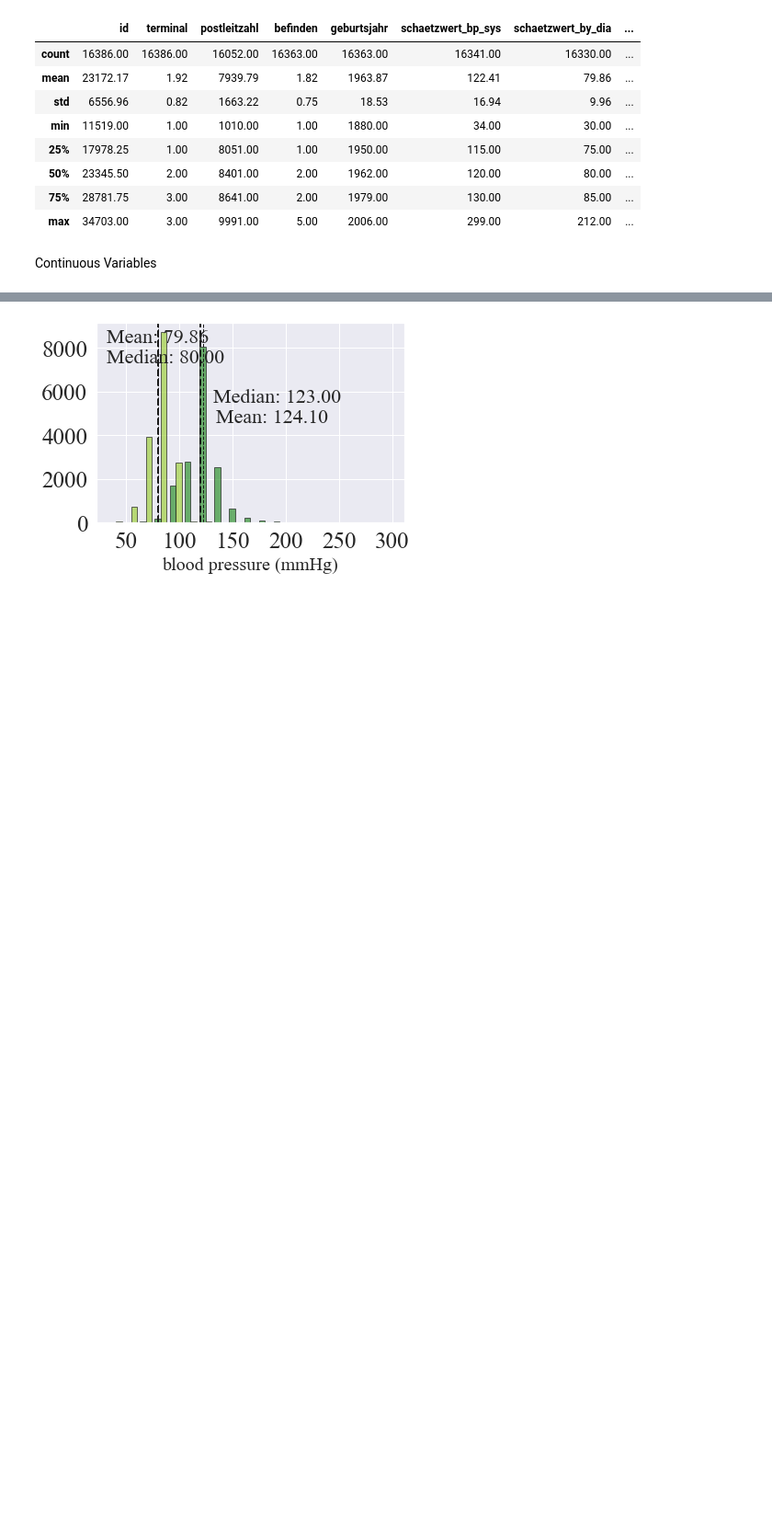
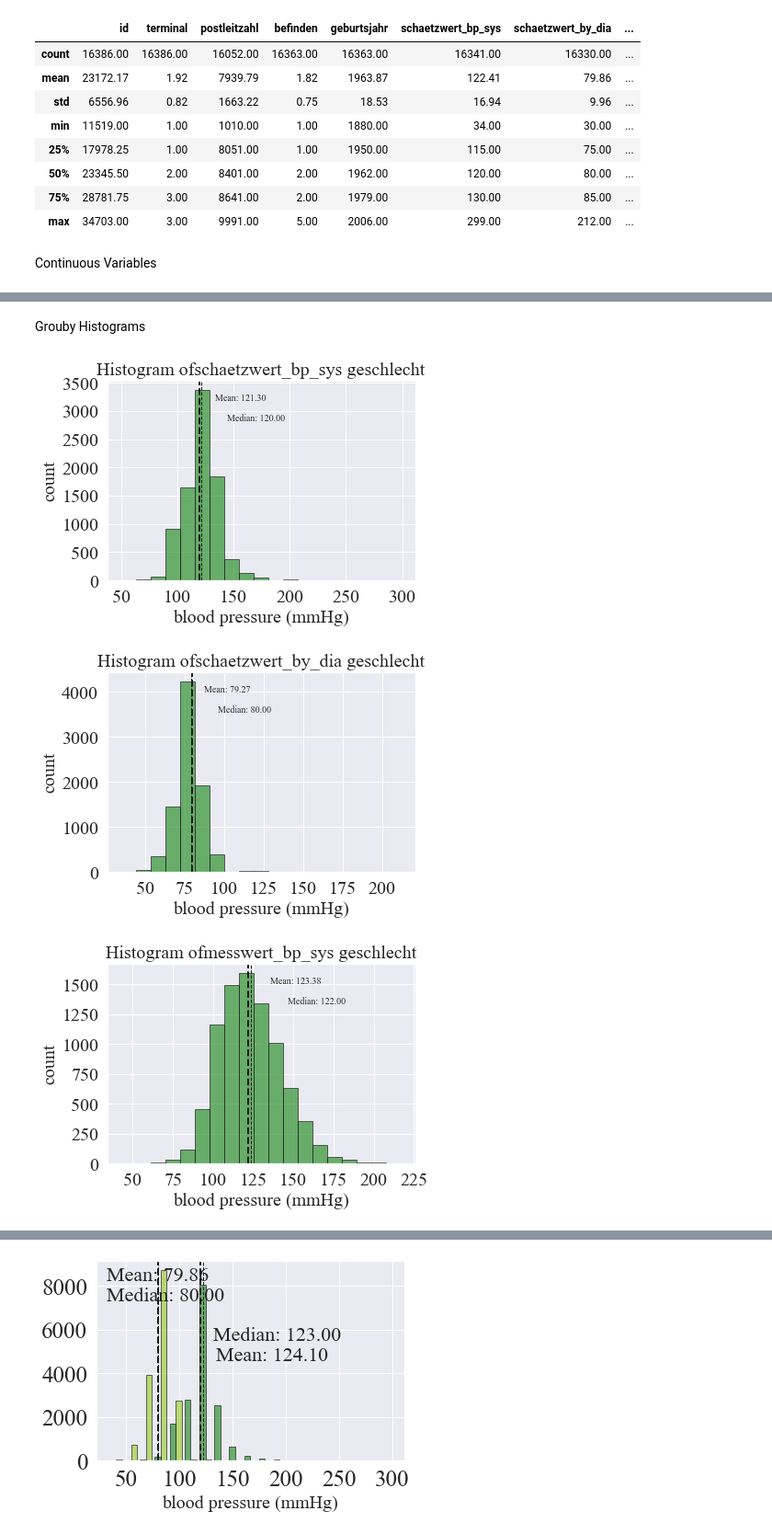
Before and after one commit to farrukh-ahmed/Case-Studies---Project-1, a Jupyter notebook: Notebooks/Project1-descriptive-data-analysis-Amirreza.ipynb, the cells around one changed output, grey strips where cells are left out. Shown at 92% size. Saved outputs shown, nothing was run; the diff lists cells and outputs as text; code cells hidden in the pictures; blank space fills up the shorter version.

```diff
--- a/Notebooks/Project1-descriptive-data-analysis-Amirreza.ipynb
+++ b/Notebooks/Project1-descriptive-data-analysis-Amirreza.ipynb
@@ -237,0 +230,46 @@ plt.show()
+# %% [markdown]
+Grouby Histograms
+# %%
+def histo_plt(col, group, value):
+    values = data_df.loc[data_df[group] == value, col]
+    min_value = values.min()
+    max_value = values.max()
+    bins = np.linspace(min_value,max_value,20)
+
+    result = plt.hist(values, bins = bins, color=PLOT_COLOR, edgecolor='k', alpha=0.65)
+    plt.axvline(values.mean(), color='k', linestyle='dashed', linewidth=1)
+    plt.axvline(values.median(), color='k', linestyle='dashed', linewidth=2)
+
+    min_ylim, max_ylim = plt.ylim()
+    plt.text(values.mean()*1.1, max_ylim*0.9, 'Mean: {:.2f}'.format(values.mean()))
+    plt.text(values.median()*1.2, max_ylim*0.8, 'Median: {:.2f}'.format(values.median()))
+    plt.xticks(fontsize=20)
+    plt.yticks(fontsize=20)
+
+    # plt.title("Histogram of schaetzwert_bp_sys")
+    plt.title("Histogram of" + col + " " + group , fontsize=20)
+    plt.xlabel('blood pressure (mmHg)', fontsize=20)
+    plt.ylabel('count', fontsize=20)
+    plt.savefig(os.path.join(PLOT_DIR_NAME, col + group + "_Hist.pdf"), dpi=180, bbox_inches='tight')
+    plt.show()
+
+
+# Histogram Plot of the schaetzwert_bp_sys group by specific column and value
+
+histo_plt('schaetzwert_bp_sys', 'geschlecht' , 'f')
+
+# Histogram Plot of the schaetzwert_by_dia group by specific column and value
+
+histo_plt('schaetzwert_by_dia', 'geschlecht' , 'f')
+
+# Histogram Plot of the messwert_bp_sys group by specific column and value
+
+histo_plt('messwert_bp_sys', 'geschlecht' , 'f')
+
+# Histogram Plot of the messwert_bp_dia group by specific column and value
+
+histo_plt('messwert_bp_dia', 'geschlecht' , 'f')
+# %% [output]
+[figure, added]
+[figure, added]
+[figure, added]
```
Also changed, not shown: parts of 17 cells of this notebook, 20 other files.
